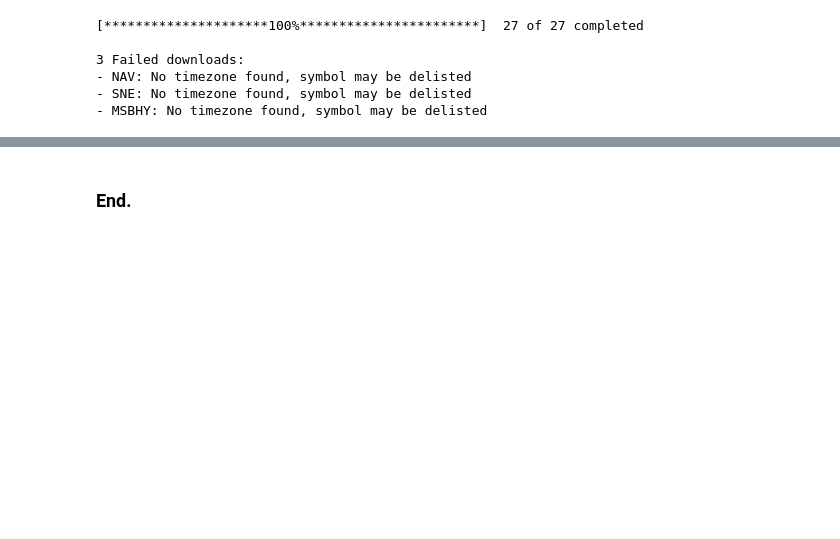
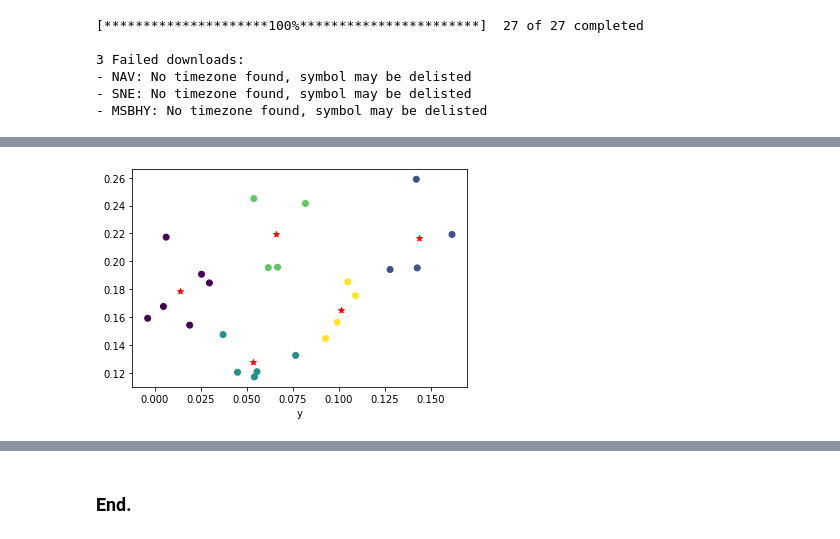
Before and after one commit to caiquemiranda/machine-learning-finance, a Jupyter notebook: 05_Clustering.ipynb, the cells around one changed output, grey strips where cells are left out. Drawn from its saved outputs; the diff is of its cells as text; code cells hidden in the pictures; blank space fills up the shorter version.

```diff
--- a/05_Clustering.ipynb
+++ b/05_Clustering.ipynb
@@ -40,0 +35,8 @@ df
+# %%
+import pandas as pd
+import numpy as np
+
+returns = df.pct_change().mean() * (10*12)
+std = df.pct_change().std() * np.sqrt((10*12))
+ret_var = pd.concat([returns, std], axis = 1).dropna()
+ret_var.columns = ["Returns","Standard Deviation"]
@@ -40,0 +59,15 @@ df
+# %%
+stdOrder = ret_var.sort_values('Standard Deviation',ascending=False)
+first_symbol = stdOrder.index[0]
+ret_var.drop(first_symbol,inplace=True)
+X = ret_var.values
+# %%
+kmeans =KMeans(n_clusters = 5).fit(X)
+centroids = kmeans.cluster_centers_
+
+plt.scatter(X[:,0],X[:,1], c = kmeans.labels_, cmap ="viridis")
+plt.xlabel("y")
+plt.scatter(centroids[:,0], centroids[:,1],color="red",marker="*")
+plt.show()
+# %% [output]
+[figure, added]
```
Also changed, not shown: parts of 5 cells of this notebook.
